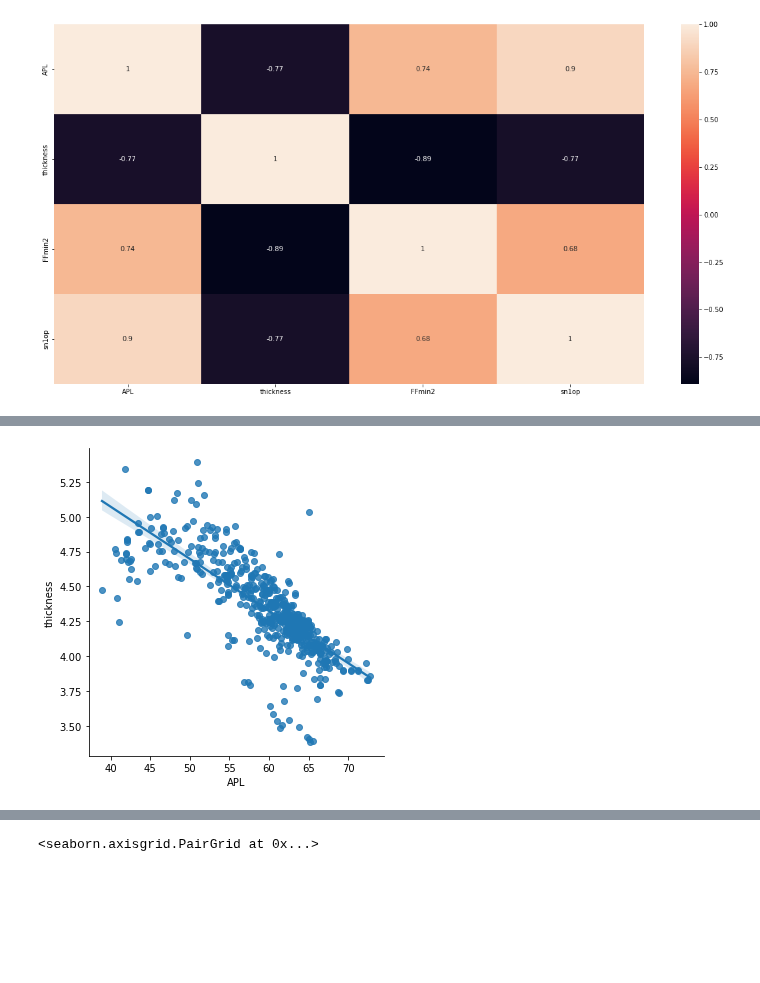
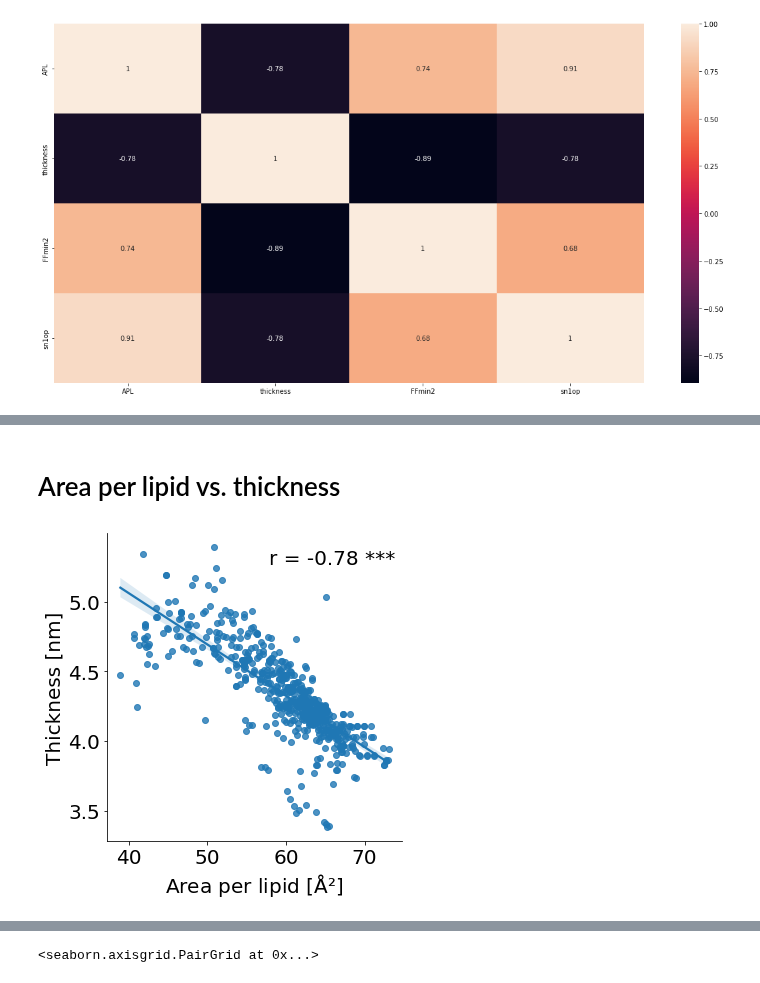
Before and after one commit to NMRLipids/DataBankManuscript, a Jupyter notebook: scripts/AreaPerLipidAndThicknessCorrelations.ipynb, the cells around one changed output, grey strips where cells are left out. Drawn from its saved outputs; the diff is of its cells as text; code cells hidden in the pictures; blank space fills up the shorter version.

```diff
--- a/scripts/AreaPerLipidAndThicknessCorrelations.ipynb
+++ b/scripts/AreaPerLipidAndThicknessCorrelations.ipynb
@@ -686,7 +666,10 @@ for system in systems:
     area = calcArea(system)
     #print(FFmins,APLvalue,ThicknessValue)
 
-    tailOPavg = averageOrderParameters(system)
+    try:
+        tailOPavg = averageOrderParameters(system)
+    except:
+        continue
 
     if FFmins[1] == 0 or ThicknessValue == 0:
         continue
@@ -702,7 +685,7 @@ for system in systems:
         'APL': APLvalue,
         'thickness': ThicknessValue,
         #'FFmin1': FFmins[0],
-        'FFmin2' : FFmins[1],
+        'FFmin1' : FFmins[0],
         #'FFmin3' : FFmins[2],
         'sn1op' : tailOPavg[0],
         #'sn2op' : tailOPavg[1],
@@ -757,4 +737,25 @@ plt.plot(data['APL'],data['sn1op'],".")
-# %%
-sn.lmplot(x="APL", y="thickness", data=df);
-# %% [output]
-[figure, removed]
+# %% [markdown]
+# Area per lipid vs. thickness
+# %%
+sn.lmplot(x="APL", y="thickness", data=df);
+x = data['APL']
+y = data['thickness']
+r, p = stats.pearsonr(x, y)
+p_stars = ''
+if p <= 0.05:
+    p_stars = '*'
+if p <= 0.01:
+    p_stars = '**'
+if p <= 0.001:
+    p_stars = '***'
+
+ax = plt.gca()
+ax.annotate('r = {:.2f} '.format(r) + p_stars,
+              xy=(0.55, 0.9), xycoords=ax.transAxes, fontsize = 20)
+ax.set_xlabel('Area per lipid [Å$²$]',  fontsize = 20)
+ax.set_ylabel('Thickness [nm]',  fontsize = 20)
+ax.tick_params(axis='x', labelsize = 20)
+ax.tick_params(axis='y', labelsize = 20)
+plt.savefig('../figures/APLvsTHICKNESS.pdf')
+# %% [output]
+[figure, added]
```
Also changed, not shown: parts of 13 cells of this notebook, 3 other files.
